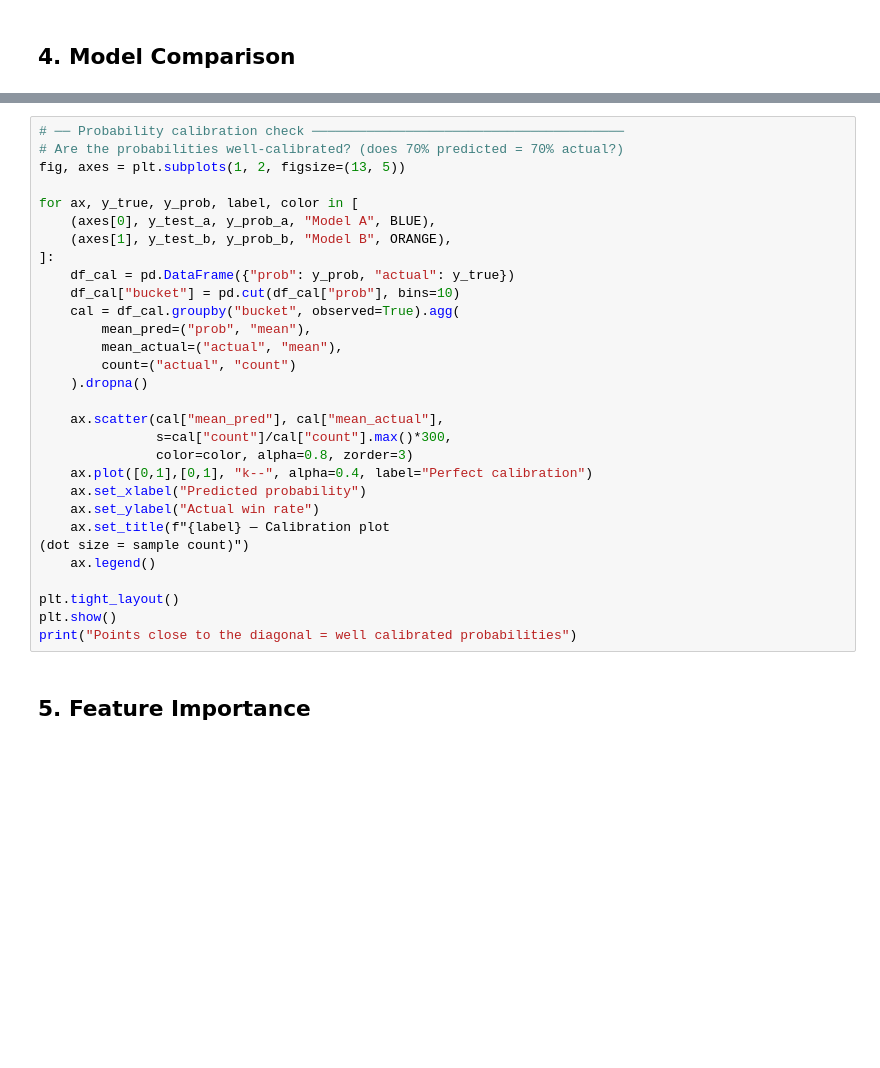
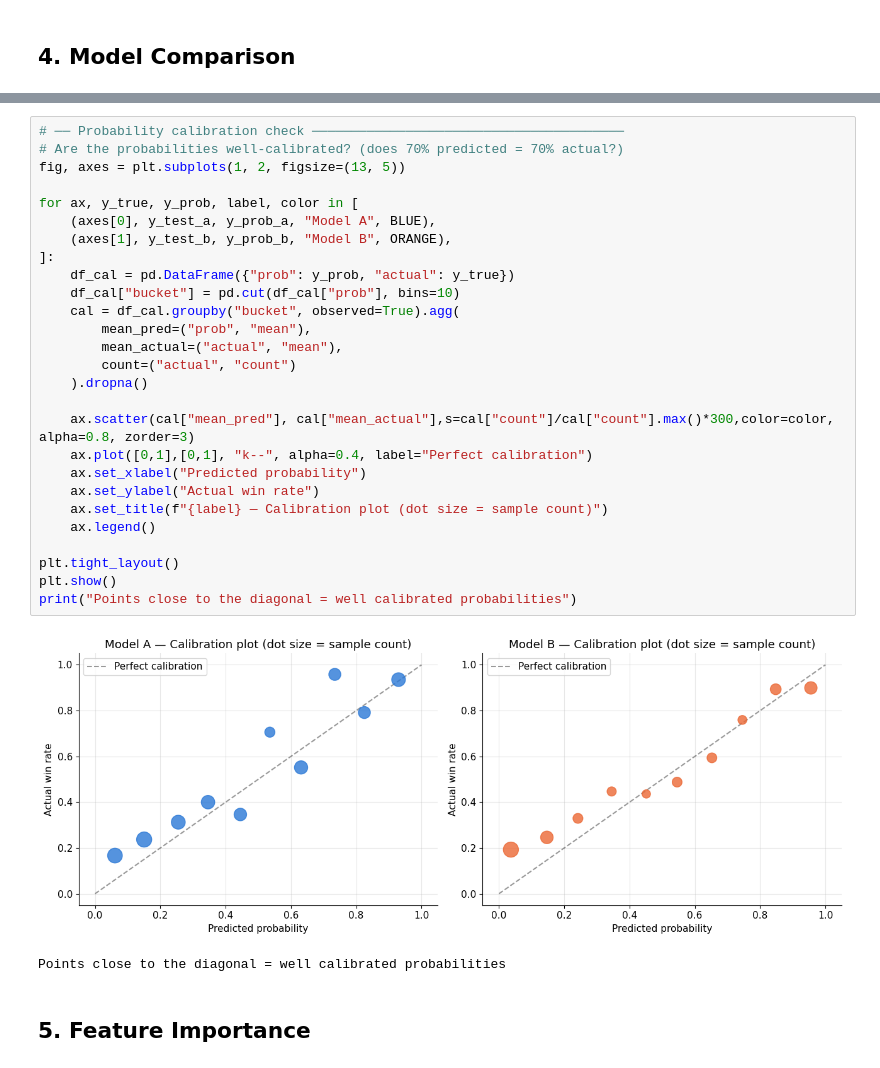
Before and after one commit to qsum99/valorant_round_prediction, a Jupyter notebook: sample-app/notebooks/train.ipynb, the cells around one changed output, grey strips where cells are left out. Saved outputs shown, nothing was run; the diff lists cells and outputs as text; blank space fills up the shorter version.

```diff
--- a/sample-app/notebooks/train.ipynb
+++ b/sample-app/notebooks/train.ipynb
@@ -250,33 +312,33 @@ plt.show()
 # %%
 # ── Probability calibration check ────────────────────────────────────────
 # Are the probabilities well-calibrated? (does 70% predicted = 70% actual?)
 fig, axes = plt.subplots(1, 2, figsize=(13, 5))
 
 for ax, y_true, y_prob, label, color in [
     (axes[0], y_test_a, y_prob_a, "Model A", BLUE),
     (axes[1], y_test_b, y_prob_b, "Model B", ORANGE),
 ]:
     df_cal = pd.DataFrame({"prob": y_prob, "actual": y_true})
     df_cal["bucket"] = pd.cut(df_cal["prob"], bins=10)
     cal = df_cal.groupby("bucket", observed=True).agg(
         mean_pred=("prob", "mean"),
         mean_actual=("actual", "mean"),
         count=("actual", "count")
     ).dropna()
 
-    ax.scatter(cal["mean_pred"], cal["mean_actual"],
-               s=cal["count"]/cal["count"].max()*300,
-               color=color, alpha=0.8, zorder=3)
+    ax.scatter(cal["mean_pred"], cal["mean_actual"],s=cal["count"]/cal["count"].max()*300,color=color, alpha=0.8, zorder=3)
     ax.plot([0,1],[0,1], "k--", alpha=0.4, label="Perfect calibration")
     ax.set_xlabel("Predicted probability")
     ax.set_ylabel("Actual win rate")
-    ax.set_title(f"{label} — Calibration plot
-(dot size = sample count)")
+    ax.set_title(f"{label} — Calibration plot (dot size = sample count)")
     ax.legend()
 
 plt.tight_layout()
 plt.show()
 print("Points close to the diagonal = well calibrated probabilities")
+# %% [output]
+[figure, added]
+Points close to the diagonal = well calibrated probabilities
 # %% [markdown]
 ## 5. Feature Importance
 # %%
```
Also changed, not shown: parts of 16 cells of this notebook, 1 other file.
